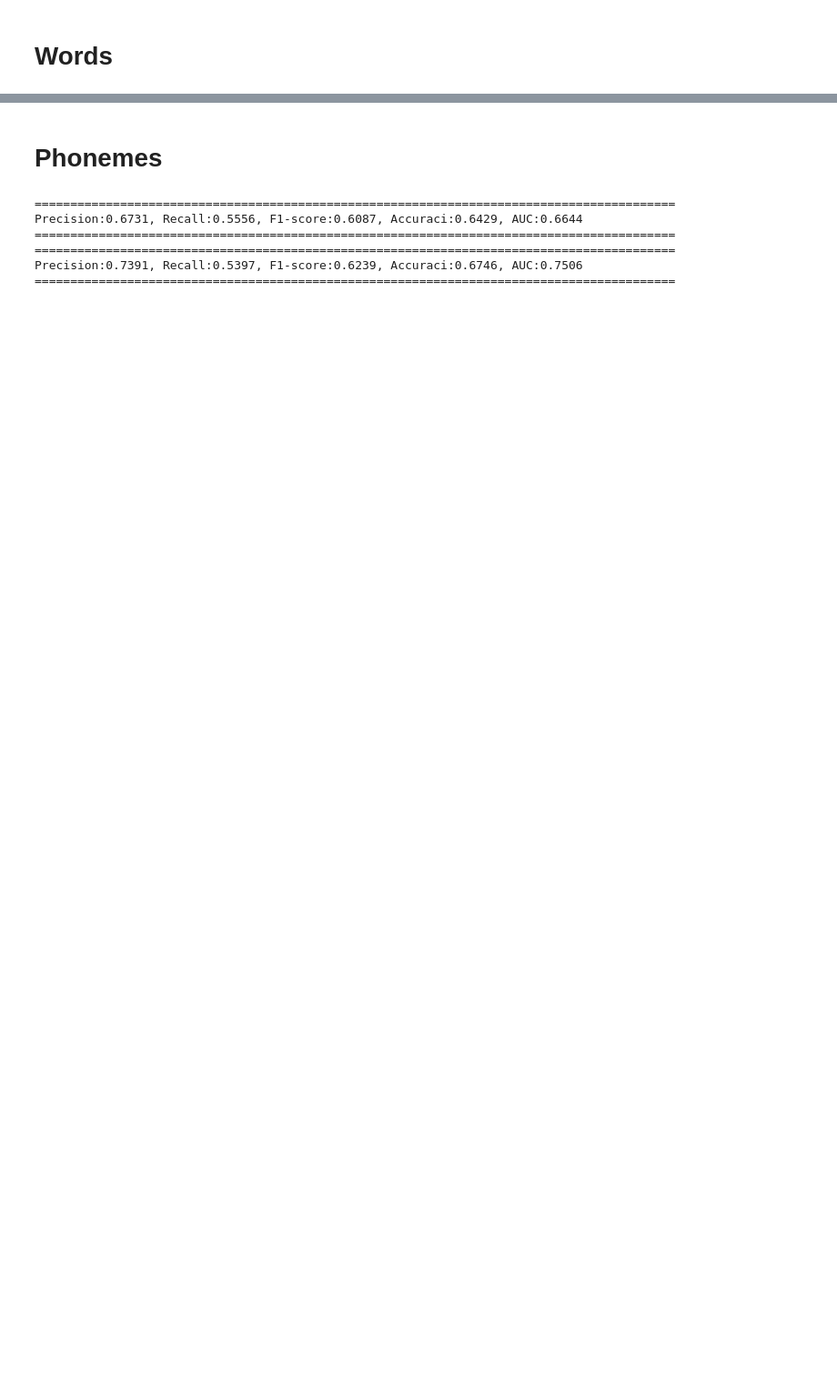
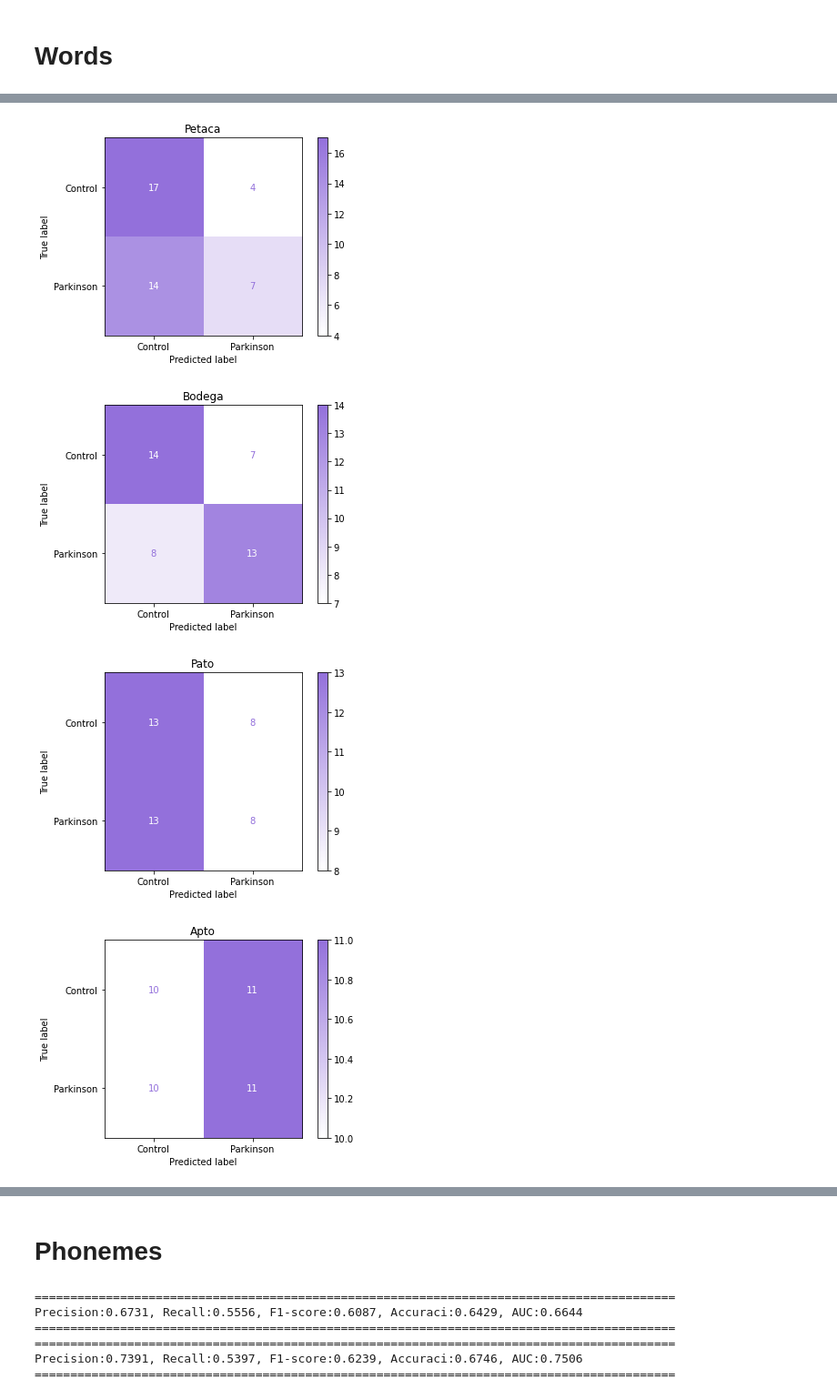
Before and after one commit to jdvalera19/Parkinson-Multimodal-Cross-Attention, a Jupyter notebook: View_result.ipynb, the cells around one changed output, grey strips where cells are left out. Shown at 91% size. Saved outputs shown, nothing was run; the diff lists cells and outputs as text; code cells hidden in the pictures; blank space fills up the shorter version.

```diff
--- a/View_result.ipynb
+++ b/View_result.ipynb
@@ -25,0 +26,12 @@ Precision:0.7096, Recall:0.5688, F1-score:0.6314, Accuraci:0.6680, AUC:0.7135
+# %%
+Exercises = ['Petaca', 'Bodega', 'Pato', 'Apto', 'Campana', 'Presa', 'Plato', 'Acariciar', 'Aplaudir', 'Agarrar', 'Dibujar', 'Barco', 'Bosque', 'Ciudad', 'Establo', 'Hospital', 'Luna', 'Montaña']
+
+for exercise in Exercises:
+    generate_confusion_matix('Results/Note:AUDIO:LOO_data_v2-Lr:1e-05-Epoch:10-Exercise:Words-duration_size:False.csv',
+                             exercise,
+                             'Audio')
+# %% [output]
+[figure, added]
+[figure, added]
+[figure, added]
+[figure, added]
```
Also changed, not shown: parts of 2 cells of this notebook, 57 other files.
